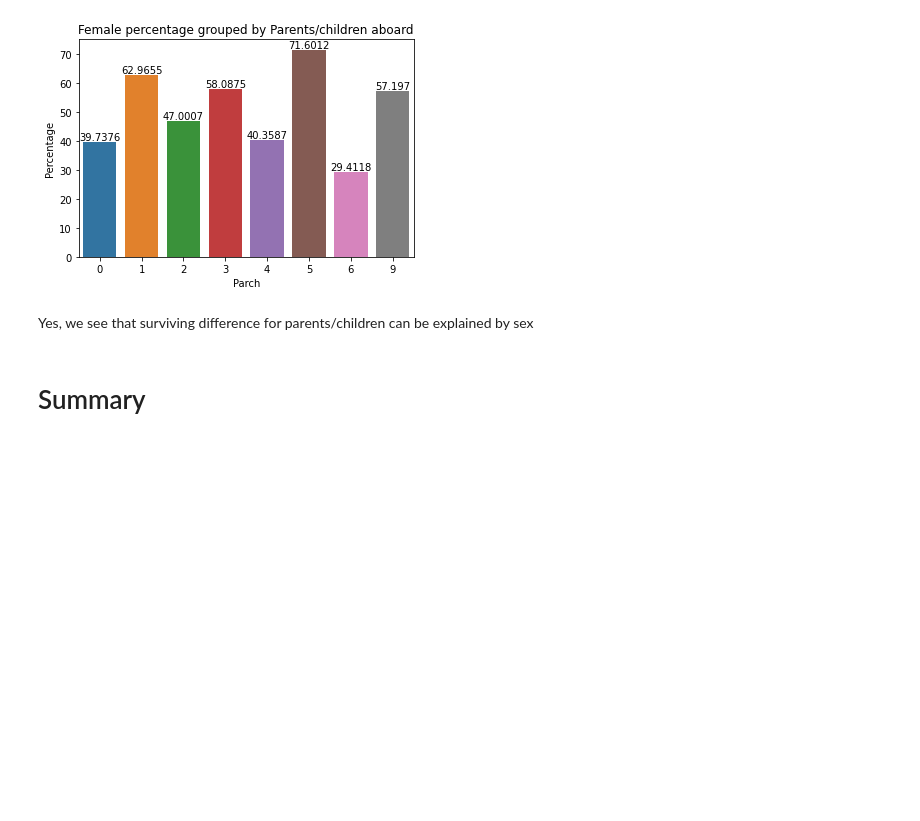
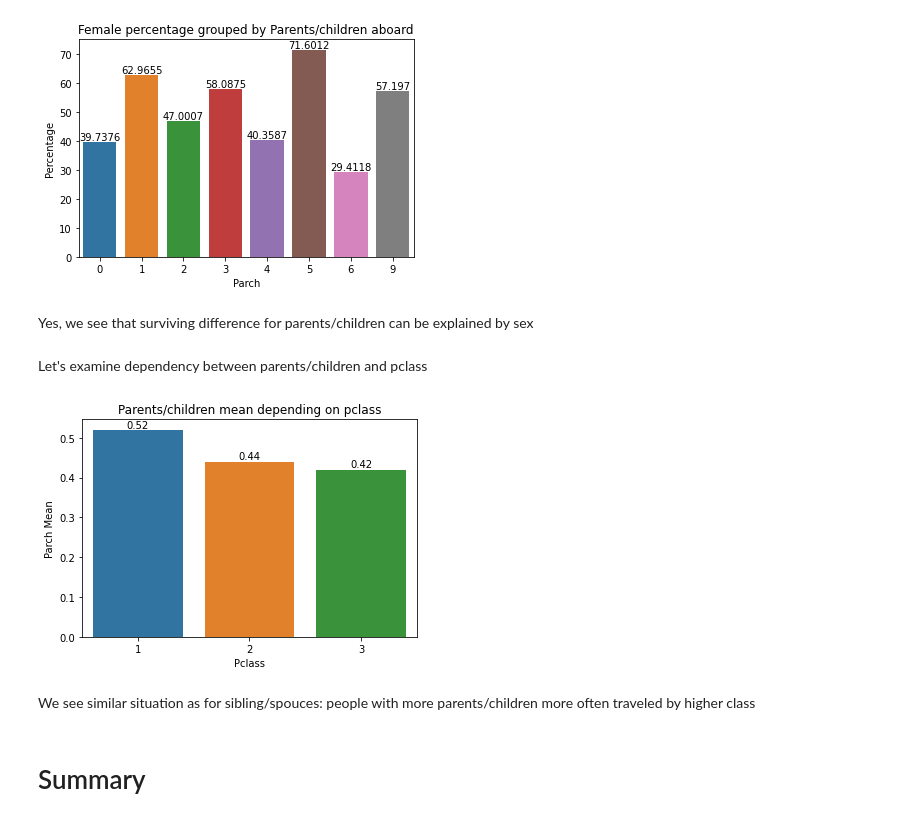
Before and after one commit to alaksiej-karalou/rsschool-ml-2022q1-public, a Jupyter notebook: 2/eda.ipynb, the cells around one changed output. Cells and saved outputs as stored; diff of their text form; code cells hidden in the pictures; blank space fills up the shorter version.

```diff
--- a/2/eda.ipynb
+++ b/2/eda.ipynb
@@ -473,5 +514,19 @@ plt.show()
 [figure]
 # %% [markdown]
 Yes, we see that surviving difference for parents/children can be explained by sex
+# %% [markdown]
+Let's examine dependency between parents/children and pclass
+# %%
+parch_age_mean_data = titanic_data.groupby('Pclass')['Parch'].mean().rename('Parch Mean').reset_index()
+parch_age_mean_data['Parch Mean'] = parch_age_mean_data['Parch Mean'].apply(lambda col: float("{:.2f}".format(col)))
+
+parch_age_plot = sns.barplot(x = parch_age_mean_data['Pclass'], y = parch_age_mean_data['Parch Mean'])
+parch_age_plot.bar_label(parch_age_plot.containers[0])
+plt.title('Parents/children mean depending on pclass')
+plt.show()
+# %% [output]
+[figure, added]
+# %% [markdown]
+We see similar situation as for sibling/spouces: people with more parents/children more often traveled by higher class
 # %% [markdown]
 # Summary
```
Also changed, not shown: parts of 16 cells of this notebook.
